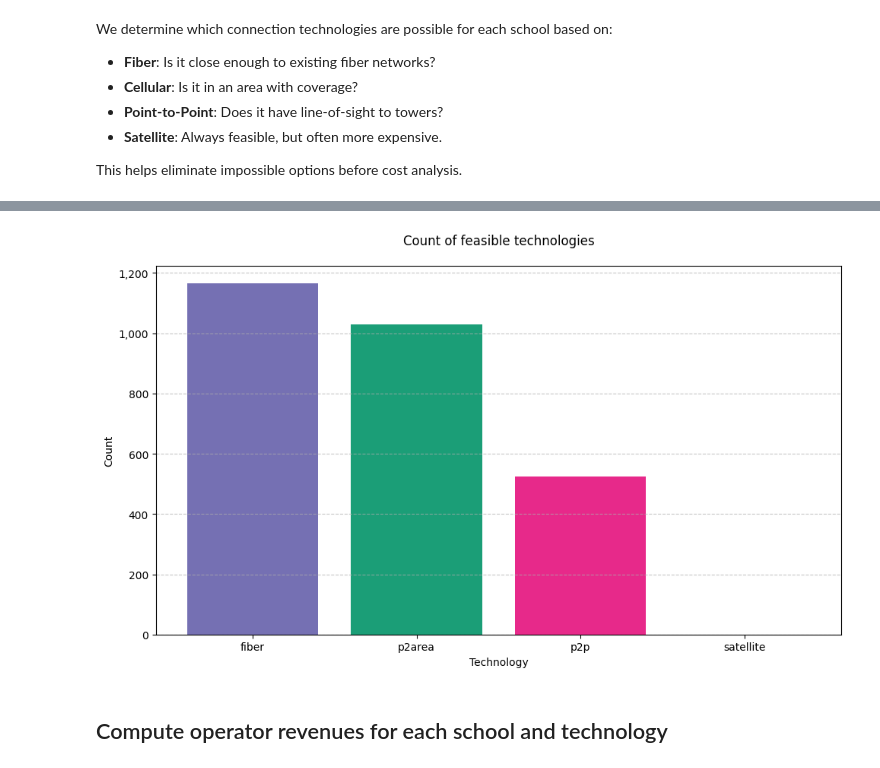
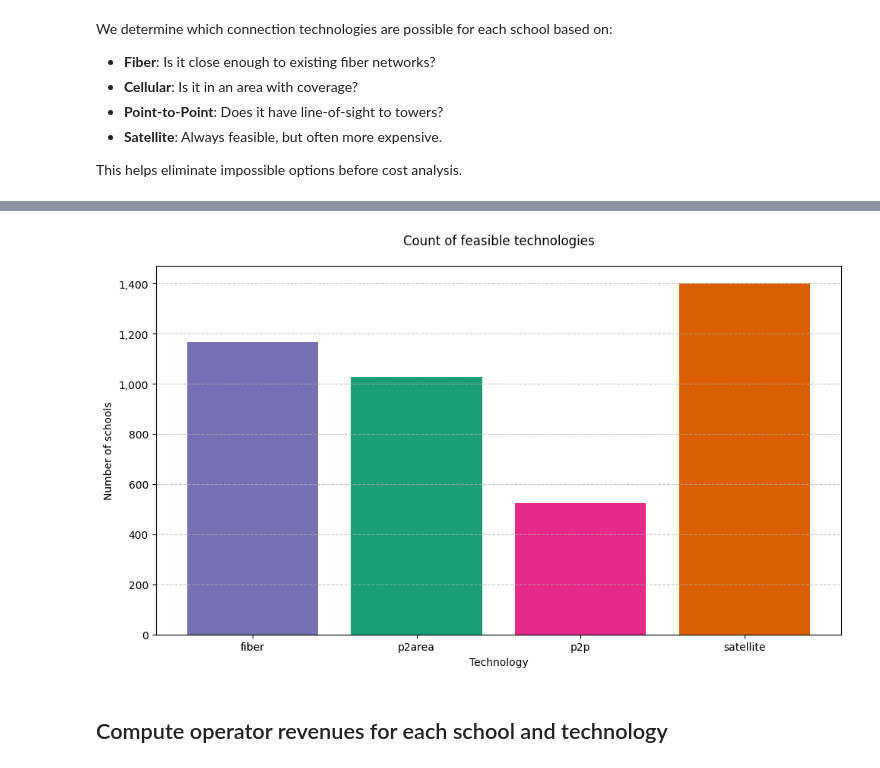
Before and after one commit to FNS-Division/GIGA-mapping-training, a Jupyter notebook: cost_modelling.ipynb, the cells around one changed output, grey strips where cells are left out. Cells and saved outputs as stored; diff of their text form; code cells hidden in the pictures.

```diff
--- a/cost_modelling.ipynb
+++ b/cost_modelling.ipynb
@@ -276,0 +264,26 @@ feasibility.head()
+# %%
+# Create a new table to track which technologies are possible for each school
+feasibility = merged_results.copy()
+
+# Check if FIBER is possible:
+# Convert max allowed length from km to meters and compare with actual distance to fiber node
+feasibility["fiber_feasible"] = (feasibility["fiber_node_distance"] <=
+                                tech_controls['fiber']['max_length'].value*1000)
+
+# Check if CELLULAR (P2AREA) is possible:
+# Use existing coverage information (True/False)
+feasibility["p2area_feasible"] = feasibility["coverage"]
+
+# Check if POINT-TO-POINT (P2P) is possible:
+# Use line-of-sight visibility information (True/False)
+feasibility["p2p_feasible"] = feasibility["visible"]
+
+# Check if SATELLITE is possible:
+# Satellite is always feasible since it works everywhere
+feasibility["satellite_feasible"] = True
+
+# Keep only the columns that show what's feasible
+feasibility = feasibility[["fiber_feasible",
+                          "p2area_feasible",
+                          "p2p_feasible",
+                          "satellite_feasible"]]
@@ -277,32 +301,32 @@ feasibility.head()
 # %%
 # @title Figure: Technology Feasibility
 # Create feasibility counts for bar chart
 feasibility_counts = {
    'fiber': feasibility['fiber_feasible'].sum(),
    'p2area': feasibility['p2area_feasible'].sum(),
    'p2p': feasibility['p2p_feasible'].sum(),
    'satellite': feasibility['satellite_feasible'].sum()
 }
 color_map = {
    'p2area': '#1b9e77',
    'satellite': '#d95f02',
    'fiber': '#7570b3',
    'p2p': '#e7298a',
    'unconnected': '#bababa'
 }
 plt.figure(figsize=(10, 6))
 technologies = list(feasibility_counts.keys())
 counts = list(feasibility_counts.values())
 colors = [color_map[tech] for tech in technologies]
 plt.bar(technologies, counts, color=colors)
 plt.title('Count of feasible technologies', pad=20)
 plt.xlabel('Technology')
-plt.ylabel('Count')
+plt.ylabel('Number of schools')
 plt.grid(axis='y', linestyle='--', alpha=0.7)
 plt.gca().yaxis.set_major_formatter(FuncFormatter(lambda x, p: format(int(x), ',')))
 plt.tight_layout()
 # %% [output]
-[figure, old version]
+[figure, new version]
 # %% [markdown]
 ## Compute operator revenues for each school and technology
 # %% [markdown]
```
Also changed, not shown: parts of 25 cells of this notebook.
